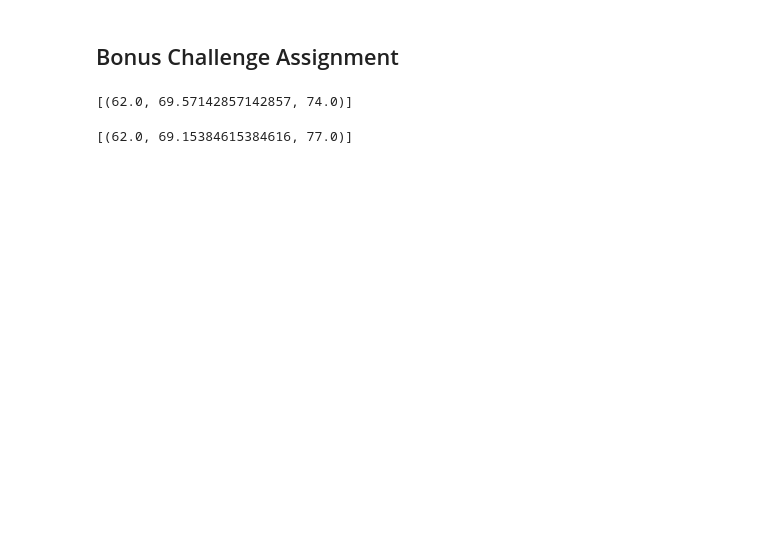
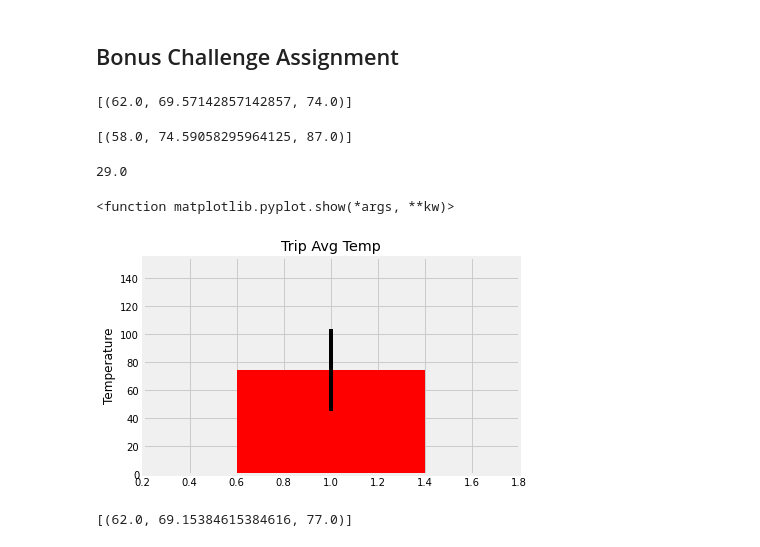
Before and after one commit to yaitouny/SMU_homework, a Jupyter notebook: 10-Advanced-Data-Storage-and-Retrieval/sqlalchemy_challenge/climate_starter.ipynb, the cells around one changed output. Saved outputs shown, nothing was run; the diff lists cells and outputs as text; code cells hidden in the pictures; blank space fills up the shorter version.

```diff
--- a/10-Advanced-Data-Storage-and-Retrieval/sqlalchemy_challenge/climate_starter.ipynb
+++ b/10-Advanced-Data-Storage-and-Retrieval/sqlalchemy_challenge/climate_starter.ipynb
@@ -327,11 +327,32 @@ print(calc_temps('2012-02-28', '2012-03-05'))
 # %%
 # Use your previous function `calc_temps` to calculate the tmin, tavg, and tmax
 # for your trip using the previous year's data for those same dates.
+start_date = '2016-08-23'
+end_date = '2017-08-23'
+
+calc_temps(start_date, end_date)
+# %% [output]
+[(58.0, 74.59058295964125, 87.0)]
 # %%
 # Plot the results from your previous query as a bar chart.
 # Use "Trip Avg Temp" as your Title
 # Use the average temperature for the y value
 # Use the peak-to-peak (tmax-tmin) value as the y error bar (yerr)
+avg_temp = 74.59058295964125
+tmax = 87.0
+tmin = 58.0
+yerror = tmax - tmin
+# %% [output]
+29.0
+# %%
+plt.bar(1, avg_temp, yerr = yerror, color="r")
+plt.margins(0.5,0.5)
+plt.title("Trip Avg Temp")
+plt.ylabel("Temperature")
+plt.show
+# %% [output]
+<function matplotlib.pyplot.show(*args, **kw)>
+[figure, added]
 # %%
 # Calculate the total amount of rainfall per weather station for your trip dates using the previous year's matching dates.
 # Sort this in descending order by precipitation amount and list the station, name, latitude, longitude, and elevation
```
Also changed, not shown: parts of 1 cell of this notebook.
